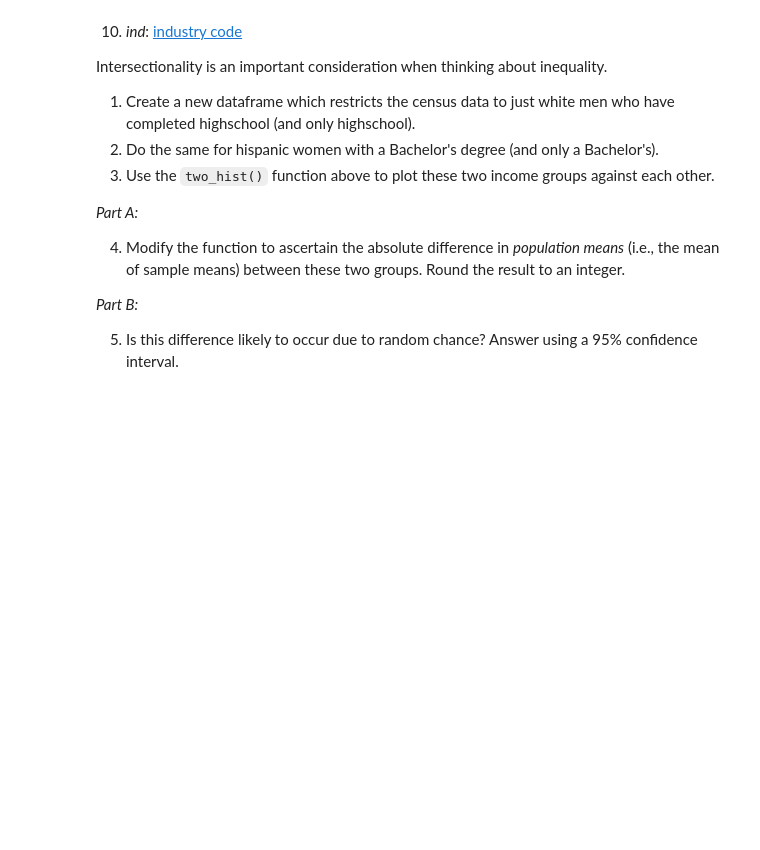
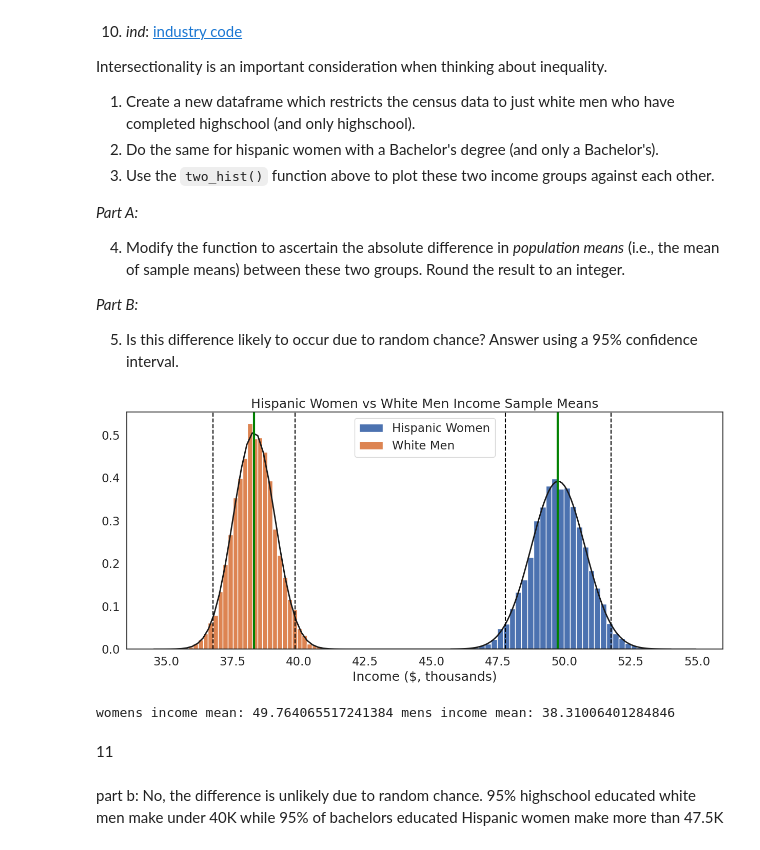
Before and after one commit to owenlepore/QM2, a Jupyter notebook: notebooks/W05. Distributions and Basic Statistics.ipynb, the cells around one changed output. Drawn from its saved outputs; the diff is of its cells as text; code cells hidden in the pictures; blank space fills up the shorter version.

```diff
--- a/notebooks/W05. Distributions and Basic Statistics.ipynb
+++ b/notebooks/W05. Distributions and Basic Statistics.ipynb
@@ -559,3 +563,21 @@ Intersectionality is an important consideration when thinking about inequality.
 *Part B:*
 
 5. Is this difference likely to occur due to random chance? Answer using a 95% confidence interval.
+# %%
+white_men = df[df["race"] == 1]
+white_men = white_men[white_men["sch"] == 12]
+
+hispanic_women = df[df["race"] == 3]
+hispanic_women = hispanic_women[hispanic_women["sch"] == 16]
+
+men_income = white_men['income']
+women_income = hispanic_women["income"]
+two_hist([women_income, men_income], ["Hispanic Women", "White Men"], "Income ($, thousands)", "Hispanic Women vs White Men Income Sample Means")
+print("womens income mean: " + str(women_income.mean()) + " mens income mean: " + str(men_income.mean()))
+# %% [output]
+[figure, added]
+womens income mean: 49.764065517241384 mens income mean: 38.31006401284846
+# %% [markdown]
+11
+# %% [markdown]
+part b: No, the difference is unlikely due to random chance. 95% highschool educated white men make under 40K while 95% of bachelors educated Hispanic women make more than 47.5K
```
Also changed, not shown: parts of 6 cells of this notebook.
